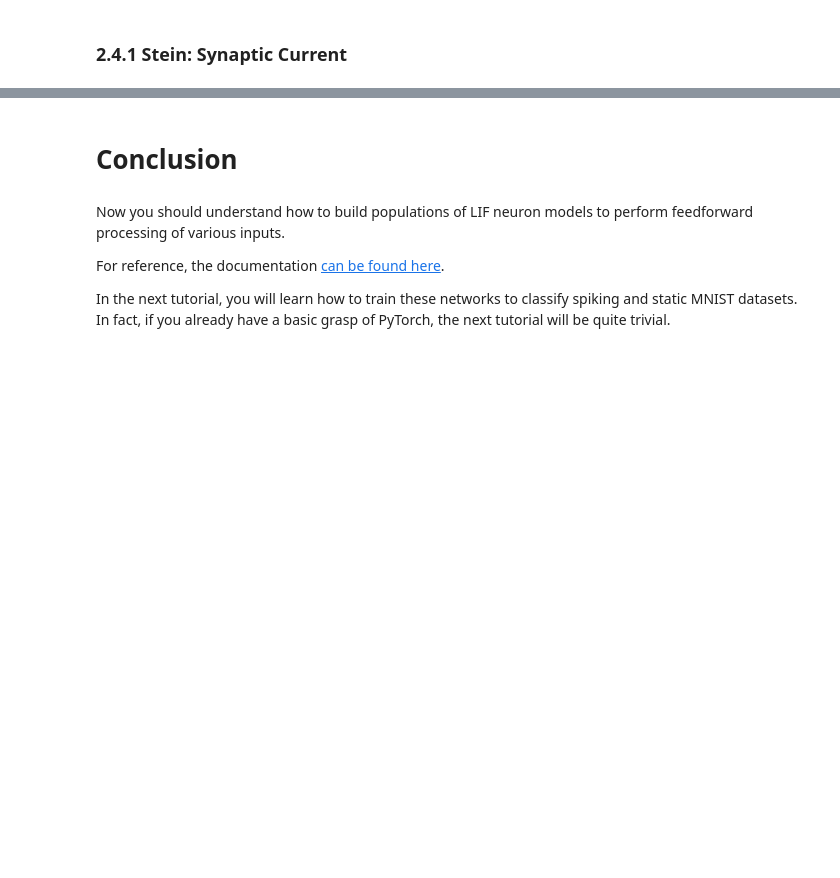
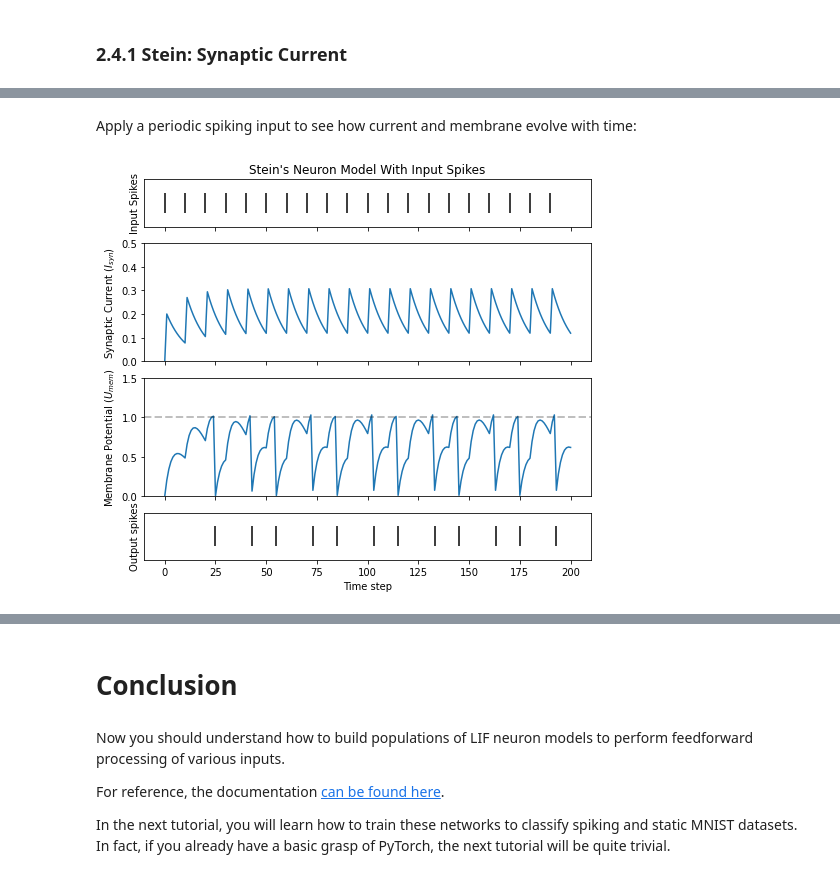
Before and after one commit to jeshraghian/snntorch, a Jupyter notebook: examples/tutorial_2_neurons_update.ipynb, the cells around one changed output, grey strips where cells are left out. Saved outputs shown, nothing was run; the diff lists cells and outputs as text; code cells hidden in the pictures; blank space fills up the shorter version.

```diff
--- a/examples/tutorial_2_neurons_update.ipynb
+++ b/examples/tutorial_2_neurons_update.ipynb
@@ -915,0 +930,7 @@ The passive membrane model allows discrete current spikes to be passed directly
+# %%
+# Decay rate of LIF states
+alpha = 0.9
+beta = 0.8
+
+# Initialize Stein neuron
+lif5 = snn.Stein(alpha=alpha, beta=beta)
@@ -915,0 +951,2 @@ The passive membrane model allows discrete current spikes to be passed directly
+# %% [markdown]
+Apply a periodic spiking input to see how current and membrane evolve with time:
@@ -915,0 +974,32 @@ The passive membrane model allows discrete current spikes to be passed directly
+# %%
+# Generate Plots
+fig, ax = plt.subplots(4, figsize=(8,7), sharex=True,
+                       gridspec_kw = {'height_ratios': [0.4, 1, 1, 0.4]})
+
+# Plot input current
+splt.raster(spk_in, ax[0], s=400, c="black", marker="|")
+ax[0].set_ylabel("Input Spikes")
+ax[0].set_title("Stein's Neuron Model With Input Spikes")
+ax[0].set_yticks([])
+
+# Plot membrane potential
+ax[1].plot(syn_rec)
+ax[1].set_ylim([0, 0.5])
+ax[1].set_ylabel("Synaptic Current ($I_{syn}$)")
+plt.xlabel("Time step")
+
+# Plot membrane potential
+ax[2].plot(mem_rec)
+ax[2].set_ylim([0, 1.5])
+ax[2].set_ylabel("Membrane Potential ($U_{mem}$)")
+ax[2].axhline(y=1, alpha=0.25, linestyle="dashed", c="black", linewidth=2)
+plt.xlabel("Time step")
+
+# Plot output spike using spikeplot
+splt.raster(torch.tensor(spk_rec), ax[3], s=400, c="black", marker="|")
+plt.ylabel("Output spikes")
+ax[3].set_yticks([])
+
+plt.show()
+# %% [output]
+[figure, added]
```
Also changed, not shown: parts of 18 cells of this notebook.
